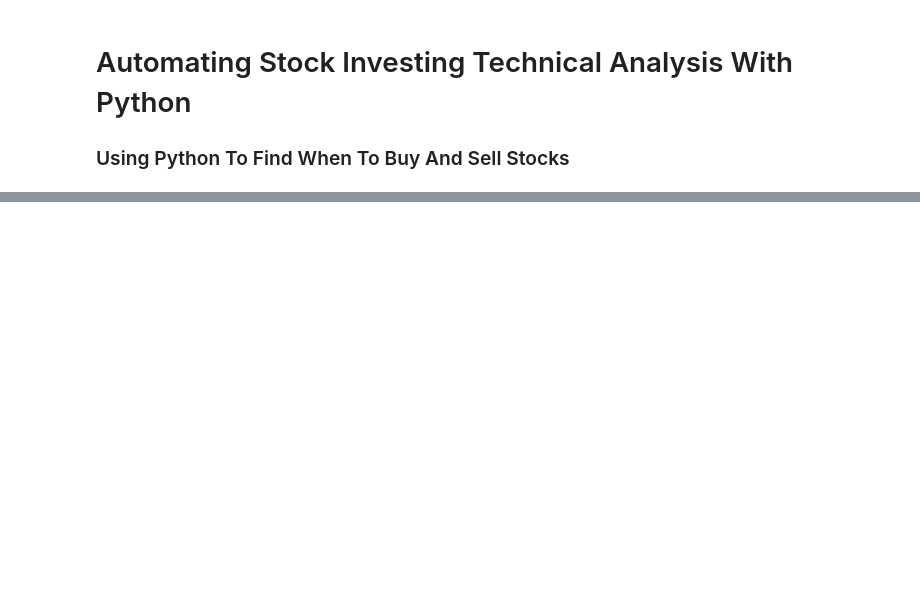
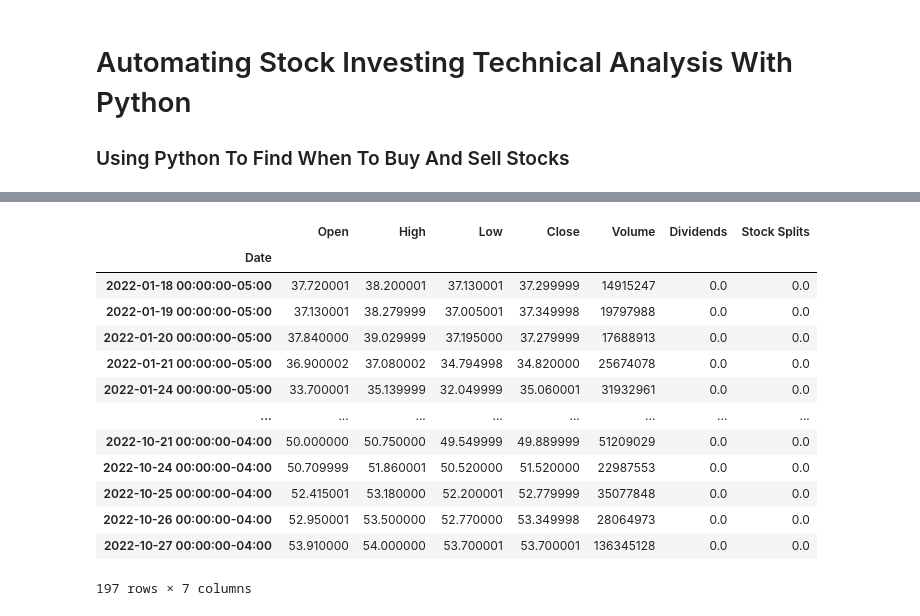
Before and after one commit to narendersurabhi/tradingLibrary, a Jupyter notebook: Technical_Analysis.ipynb, the cells around one changed output, grey strips where cells are left out. Drawn from its saved outputs; the diff is of its cells as text; code cells hidden in the pictures; blank space fills up the shorter version.

```diff
--- a/Technical_Analysis.ipynb
+++ b/Technical_Analysis.ipynb
@@ -236,0 +236,24 @@ class TestTechnicalIndicator(TestCase):
+# %%
+import yfinance as yf
+import pandas as pd
+import numpy as np
+
+# add_all_ta_features()
+def get_stock_ohlcv(ticker, interval='1d', period='1y'):
+    df = yf.Ticker(symbol).history(period=period, interval=interval)
+    return df
+# %% [output]
+|  | Open | High | Low | Close | Volume | Dividends | Stock Splits |
+| Date |  |  |  |  |  |  |  |
+| 2022-01-18 00:00:00-05:00 | 37.720001 | 38.200001 | 37.130001 | 37.299999 | 14915247 | 0.0 | 0.0 |
+| 2022-01-19 00:00:00-05:00 | 37.130001 | 38.279999 | 37.005001 | 37.349998 | 19797988 | 0.0 | 0.0 |
+| 2022-01-20 00:00:00-05:00 | 37.840000 | 39.029999 | 37.195000 | 37.279999 | 17688913 | 0.0 | 0.0 |
+| 2022-01-21 00:00:00-05:00 | 36.900002 | 37.080002 | 34.794998 | 34.820000 | 25674078 | 0.0 | 0.0 |
+| 2022-01-24 00:00:00-05:00 | 33.700001 | 35.139999 | 32.049999 | 35.060001 | 31932961 | 0.0 | 0.0 |
+| ... | ... | ... | ... | ... | ... | ... | ... |
+| 2022-10-21 00:00:00-04:00 | 50.000000 | 50.750000 | 49.549999 | 49.889999 | 51209029 | 0.0 | 0.0 |
+| 2022-10-24 00:00:00-04:00 | 50.709999 | 51.860001 | 50.520000 | 51.520000 | 22987553 | 0.0 | 0.0 |
+| 2022-10-25 00:00:00-04:00 | 52.415001 | 53.180000 | 52.200001 | 52.779999 | 35077848 | 0.0 | 0.0 |
+| 2022-10-26 00:00:00-04:00 | 52.950001 | 53.500000 | 52.770000 | 53.349998 | 28064973 | 0.0 | 0.0 |
+| 2022-10-27 00:00:00-04:00 | 53.910000 | 54.000000 | 53.700001 | 53.700001 | 136345128 | 0.0 | 0.0 |
+197 rows × 7 columns
```
Also changed, not shown: parts of 8 cells of this notebook, 2 other files.
